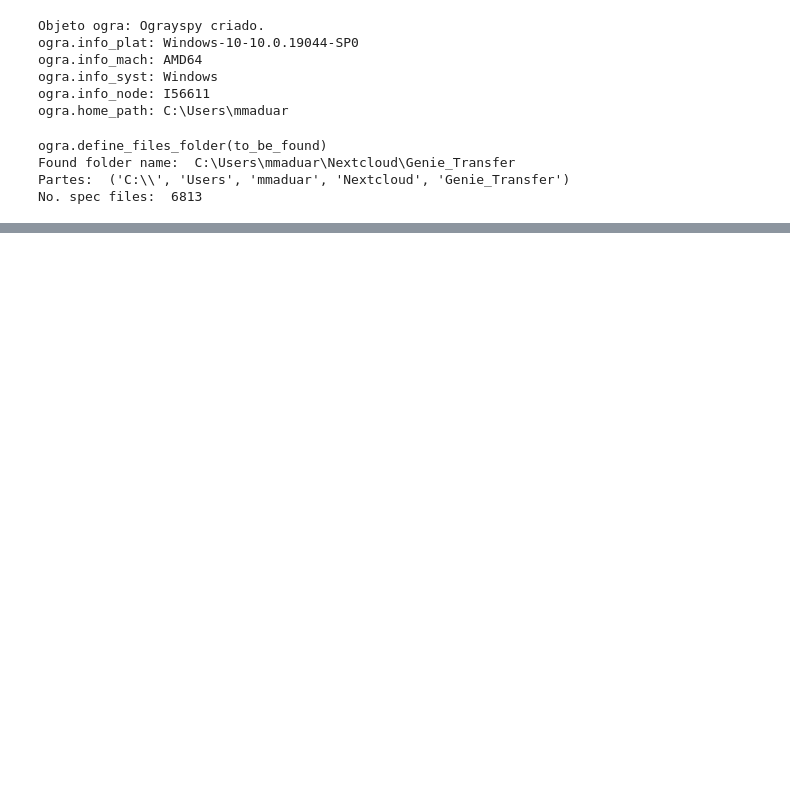
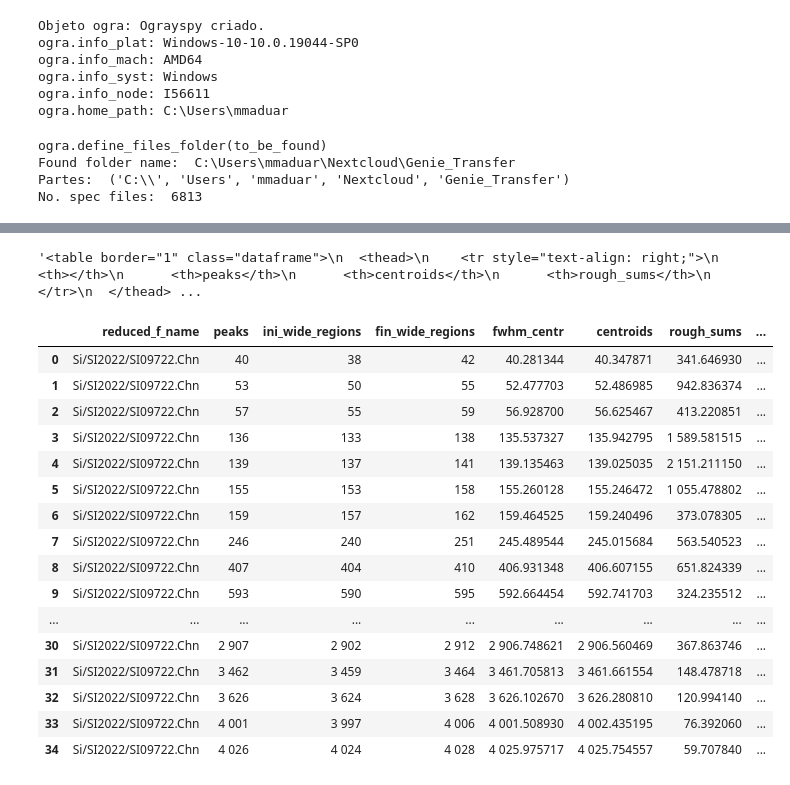
Before and after one commit to terrabela/OGRaySpY, a Jupyter notebook: src/radionuclide_analysis.ipynb, the cells around one changed output, grey strips where cells are left out. Saved outputs shown, nothing was run; the diff lists cells and outputs as text; code cells hidden in the pictures; blank space fills up the shorter version.

Commit message:
Testing pandas dataframe formatting (html and float)

```diff
--- a/src/radionuclide_analysis.ipynb
+++ b/src/radionuclide_analysis.ipynb
@@ -187,0 +250,34 @@ Fez total analysis.
+# %%
+# 2022-Dez-28
+# Testes com conversão de pandas df .to_html
+# Teste 3: aplicando float_formatters:
+df_to_html = ogra.a_spec.spec_pks_df.to_html(
+    columns=['peaks', 'centroids', 'rough_sums'],
+    float_format='{:.3f}'
+)
+df_to_html
+# %% [output]
+'<table border="1" class="dataframe">\n  <thead>\n    <tr style="text-align: right;">\n      <th></th>\n      <th>peaks</th>\n      <th>centroids</th>\n      <th>rough_sums</th>\n    </tr>\n  </thead> ...
+# %%
+# Teste 3: usando Styles:
+my_df = ogra.a_spec.spec_pks_df
+my_df.style.format(na_rep='MISSING', thousands=" ",
+                   formatter={('fwhm_centr', 'centroids'): "{:.2f}"})
+# %% [output]
+|  | reduced_f_name | peaks | ini_wide_regions | fin_wide_regions | fwhm_centr | centroids | rough_sums | ... |
+| 0 | Si/SI2022/SI09722.Chn | 40 | 38 | 42 | 40.281344 | 40.347871 | 341.646930 | ... |
+| 1 | Si/SI2022/SI09722.Chn | 53 | 50 | 55 | 52.477703 | 52.486985 | 942.836374 | ... |
+| 2 | Si/SI2022/SI09722.Chn | 57 | 55 | 59 | 56.928700 | 56.625467 | 413.220851 | ... |
+| 3 | Si/SI2022/SI09722.Chn | 136 | 133 | 138 | 135.537327 | 135.942795 | 1 589.581515 | ... |
+| 4 | Si/SI2022/SI09722.Chn | 139 | 137 | 141 | 139.135463 | 139.025035 | 2 151.211150 | ... |
+| 5 | Si/SI2022/SI09722.Chn | 155 | 153 | 158 | 155.260128 | 155.246472 | 1 055.478802 | ... |
+| 6 | Si/SI2022/SI09722.Chn | 159 | 157 | 162 | 159.464525 | 159.240496 | 373.078305 | ... |
+| 7 | Si/SI2022/SI09722.Chn | 246 | 240 | 251 | 245.489544 | 245.015684 | 563.540523 | ... |
+| 8 | Si/SI2022/SI09722.Chn | 407 | 404 | 410 | 406.931348 | 406.607155 | 651.824339 | ... |
+| 9 | Si/SI2022/SI09722.Chn | 593 | 590 | 595 | 592.664454 | 592.741703 | 324.235512 | ... |
+| ... | ... | ... | ... | ... | ... | ... | ... | ... |
+| 30 | Si/SI2022/SI09722.Chn | 2 907 | 2 902 | 2 912 | 2 906.748621 | 2 906.560469 | 367.863746 | ... |
+| 31 | Si/SI2022/SI09722.Chn | 3 462 | 3 459 | 3 464 | 3 461.705813 | 3 461.661554 | 148.478718 | ... |
+| 32 | Si/SI2022/SI09722.Chn | 3 626 | 3 624 | 3 628 | 3 626.102670 | 3 626.280810 | 120.994140 | ... |
+| 33 | Si/SI2022/SI09722.Chn | 4 001 | 3 997 | 4 006 | 4 001.508930 | 4 002.435195 | 76.392060 | ... |
+| 34 | Si/SI2022/SI09722.Chn | 4 026 | 4 024 | 4 028 | 4 025.975717 | 4 025.754557 | 59.707840 | ... |
```
Also changed, not shown: parts of 29 cells of this notebook.
